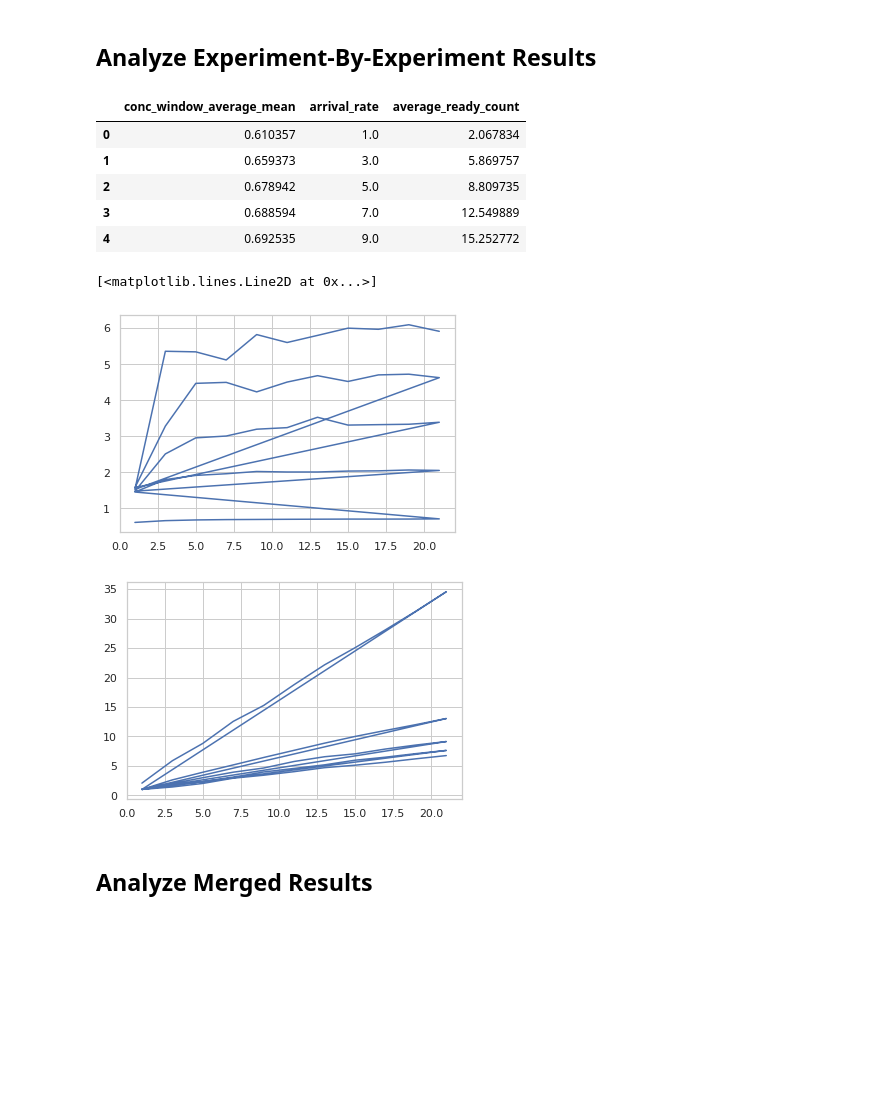
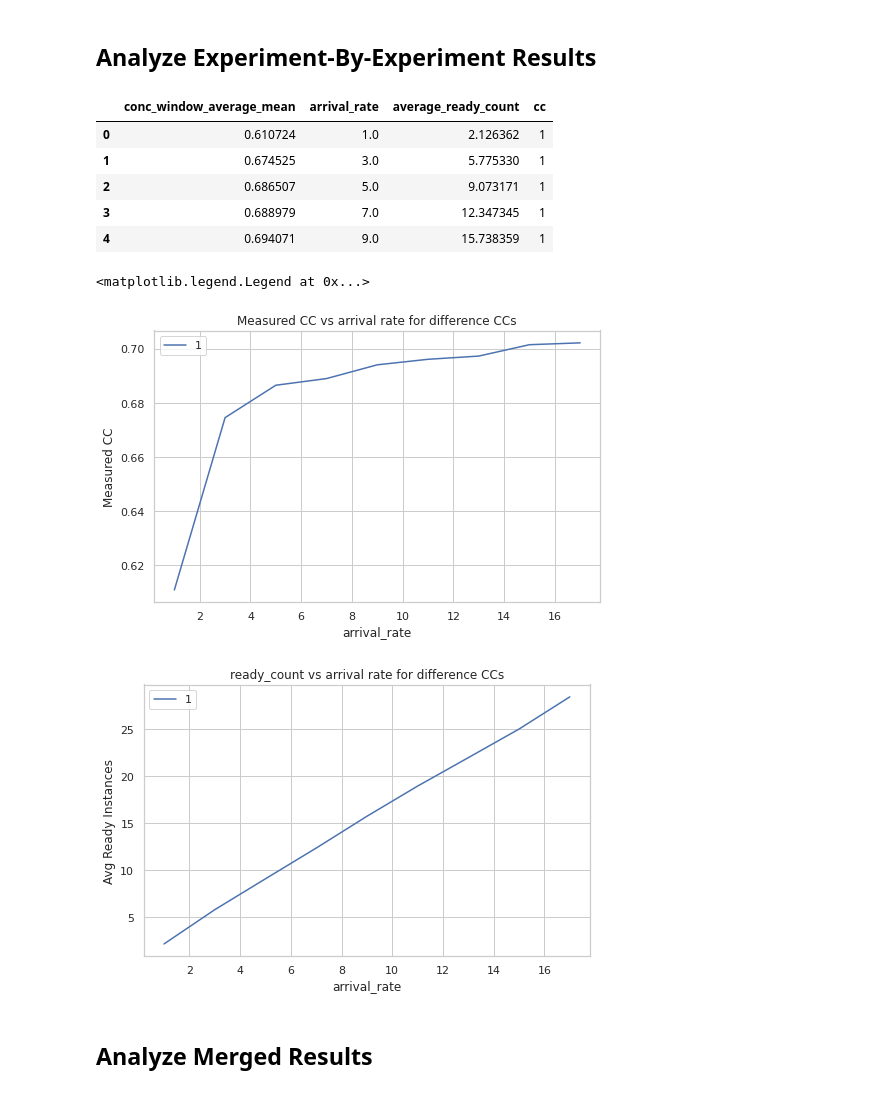
Before and after one commit to pacslab/conc-value-perf-modelling, a Jupyter notebook: experiments/experimenter/parse.ipynb, the cells around one changed output. Cells and saved outputs as stored; diff of their text form; code cells hidden in the pictures; blank space fills up the shorter version.

```diff
--- a/experiments/experimenter/parse.ipynb
+++ b/experiments/experimenter/parse.ipynb
@@ -109,33 +109,40 @@ df['ready_count'].plot()
 # %%
 results_arr = []
 for file_path in tqdm(logger_file_list):
     df = parse_logger_file(file_path)
     arrival_rate = df['rps'][0]
+    cc = df['cc'][0]
 
     results_arr.append({
         'conc_window_average_mean': df['conc_window_average'].mean(),
         'arrival_rate': arrival_rate,
-        'average_ready_count': df['ready_count'].mean()
+        'average_ready_count': df['ready_count'].mean(),
+        'cc': cc,
     })
 
 df_logger_result = pd.DataFrame(data=results_arr)
 display(df_logger_result.head())
 
-# TODO: After adding cc to the experiment results, plot this after grouping
-plt.figure()
-plt.plot(df_logger_result['arrival_rate'], df_logger_result['conc_window_average_mean'])
-plt.figure()
-plt.plot(df_logger_result['arrival_rate'], df_logger_result['average_ready_count'])
+plt.figure(figsize=(8,5))
+df_logger_result.set_index('arrival_rate').groupby('cc')['conc_window_average_mean'].plot()
+plt.title('Measured CC vs arrival rate for difference CCs')
+plt.ylabel('Measured CC')
+plt.legend()
+plt.figure(figsize=(8,5))
+df_logger_result.set_index('arrival_rate').groupby('cc')['average_ready_count'].plot()
+plt.title('ready_count vs arrival rate for difference CCs')
+plt.ylabel('Avg Ready Instances')
+plt.legend()
 # %% [output]
-|  | conc_window_average_mean | arrival_rate | average_ready_count |
-| 0 | 0.610357 | 1.0 | 2.067834 |
-| 1 | 0.659373 | 3.0 | 5.869757 |
-| 2 | 0.678942 | 5.0 | 8.809735 |
-| 3 | 0.688594 | 7.0 | 12.549889 |
-| 4 | 0.692535 | 9.0 | 15.252772 |
+|  | conc_window_average_mean | arrival_rate | average_ready_count | cc |
+| 0 | 0.610724 | 1.0 | 2.126362 | 1 |
+| 1 | 0.674525 | 3.0 | 5.775330 | 1 |
+| 2 | 0.686507 | 5.0 | 9.073171 | 1 |
+| 3 | 0.688979 | 7.0 | 12.347345 | 1 |
+| 4 | 0.694071 | 9.0 | 15.738359 | 1 |
-[<matplotlib.lines.Line2D at 0x...>]
+<matplotlib.legend.Legend at 0x...>
-[figure, old version]
+[figure, new version]
-[figure, old version]
+[figure, new version]
 # %% [markdown]
 ## Analyze Merged Results
 # %%
```
Also changed, not shown: parts of 14 cells of this notebook.
